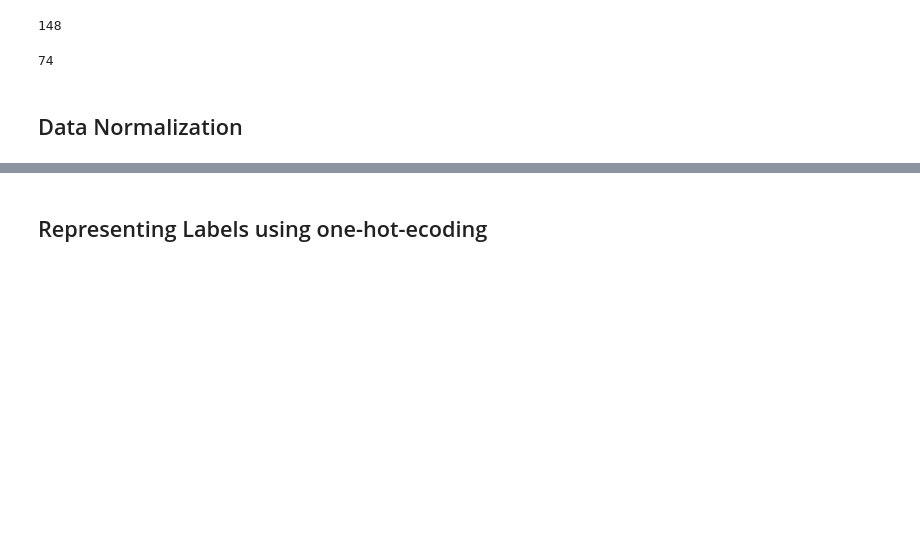
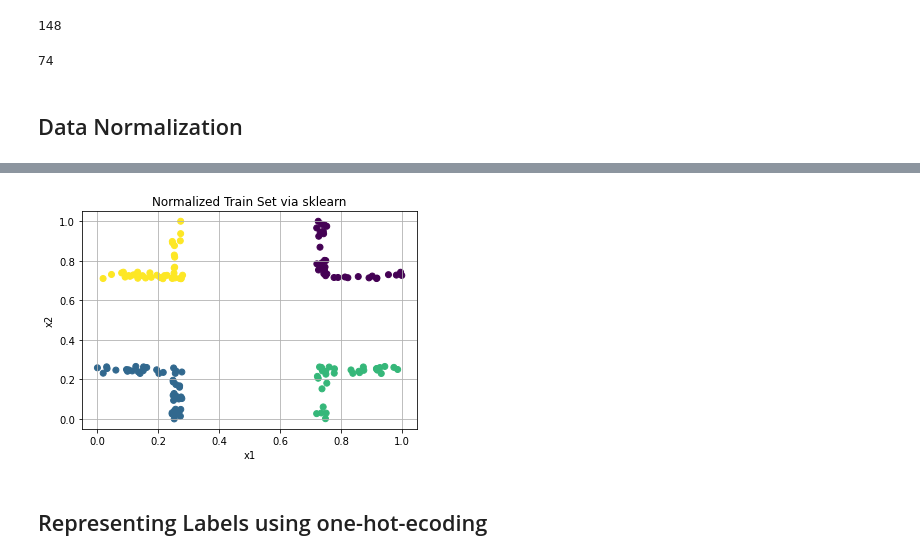
Before and after one commit to ENEL-645-ML/ENEL645, a Jupyter notebook: JNotebooks/tutorial04_fully_connected_neural_network_2D_synthetic_example.ipynb, the cells around one changed output, grey strips where cells are left out. Cells and saved outputs as stored; diff of their text form; code cells hidden in the pictures; blank space fills up the shorter version.

```diff
--- a/JNotebooks/tutorial04_fully_connected_neural_network_2D_synthetic_example.ipynb
+++ b/JNotebooks/tutorial04_fully_connected_neural_network_2D_synthetic_example.ipynb
@@ -105,3 +107,9 @@ len(Xval)
+# %%
+scaler=MinMaxScaler()
+scaler.fit(Xtrain)
+Xtrain=scaler.transform(Xtrain)
+Xtest=scaler.transform(Xtest)
+Xval=scaler.transform(Xval)
 # %%
 # min-max data normalization
 x_train_min = X_train.min(axis = 0, keepdims = True)
@@ -130,3 +138,13 @@ plt.show()
+# %%
+#Displaying the normalized train set
+plt.scatter(Xtrain[:,0],Xtrain[:,1],c=Ytrain)
+plt.xlabel("x1")
+plt.ylabel("x2")
+plt.grid()
+plt.title("Normalized Train Set via sklearn")
+plt.show()
+# %% [output]
+[figure, added]
 # %% [markdown]
 ## Representing Labels using one-hot-ecoding
 # %%
```
Also changed, not shown: parts of 10 cells of this notebook.
